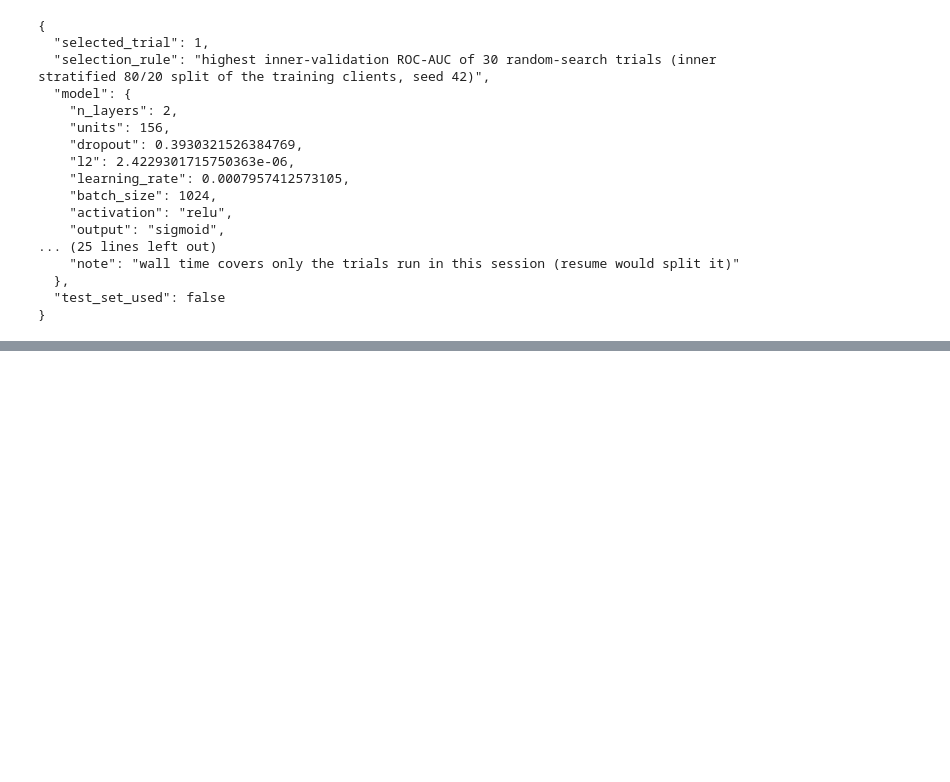
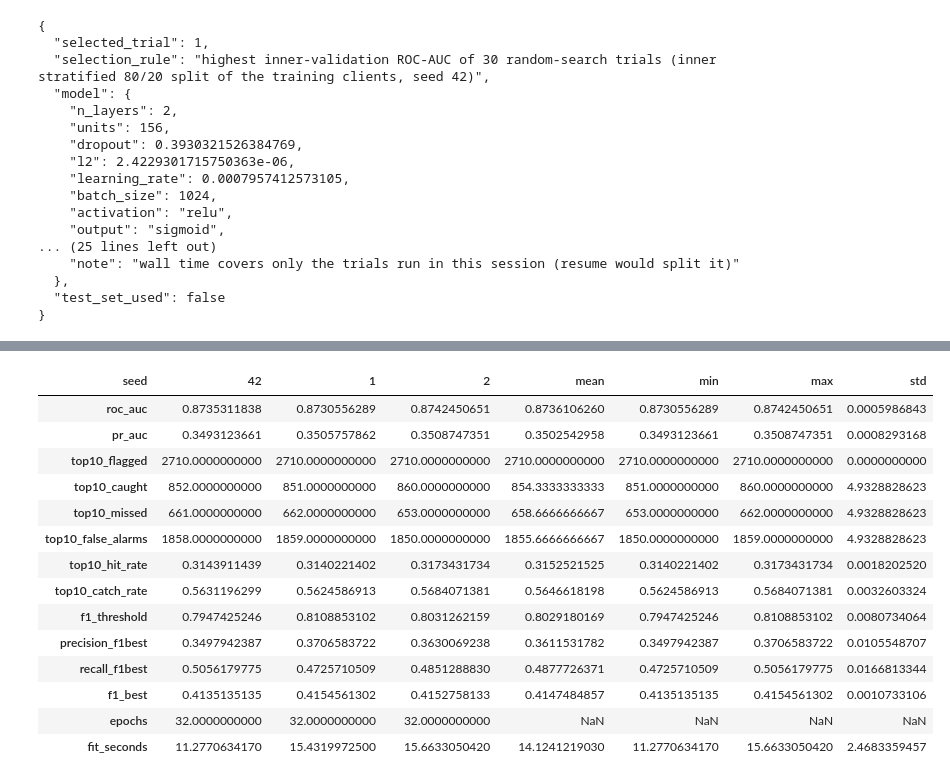
Before and after one commit to IremLeyla/ds-ml-project, a Jupyter notebook: 16_neural-network.ipynb, the cells around one changed output, grey strips where cells are left out. Drawn from its saved outputs; the diff is of its cells as text; code cells hidden in the pictures; blank space fills up the shorter version.

Commit message:
Add NN test evaluation, timing, calibration and subgroup analysis, comparison report and decision memo; remove handoff files

```diff
--- a/16_neural-network.ipynb
+++ b/16_neural-network.ipynb
@@ -413,5 +413,9 @@ if todo:
         "sum_trial_fit_seconds": float(trials_so_far["fit_seconds"].sum()),
         "note": "wall time covers only the trials run in this session (resume would split it)",
     }, indent=2))
-print(f"Search wall time in this run: {search_wall_seconds:.1f} s")
+if todo:
+    print(f"Search wall time in this run: {search_wall_seconds:.1f} s")
+else:
+    print("All 30 trials loaded from results/nn_search_trials.csv (no re-training); original timing:",
+          json.loads(SEARCH_META.read_text()))
 # %% [output]
@@ -559,0 +539,19 @@ print(json.dumps(final_config, indent=2))
+# %%
+from sklearn.metrics import precision_recall_curve
+
+final_config = json.loads((RESULTS_DIR / "nn_final_config.json").read_text())
+cfg, FINAL_EPOCHS = final_config["model"], final_config["final_epochs"]
+assert final_config["test_set_used"] is False
+print("Final configuration:", cfg, "| epochs:", FINAL_EPOCHS)
+
+# 1) preprocessing refitted on ALL training clients
+prep_final = nnp.make_preprocessor(FEATURES).fit(X_train)
+assert prep_final.named_transformers_["num"].named_steps["scale"].n_samples_seen_ == len(X_train) == 108394
+Z_train = prep_final.transform(X_train).astype(np.float32)
+
+# 3) the test clients: loaded here for the first time
+X_test = pd.read_csv(FEATURE_DIR / "X_valid_v3.csv", index_col="client_id")[FEATURES]
+y_test = pd.read_csv(FEATURE_DIR / "y_valid.csv", index_col="client_id")["target"].astype(int)
+assert X_test.index.equals(y_test.index) and len(X_test) == 27099 and y_test.sum() == 1513
+assert list(X_test.index) == list(test_ids), "test ids differ from section 2"
+Z_test = prep_final.transform(X_test).astype(np.float32)   # transform only, nothing is fitted on test
@@ -559,0 +610,26 @@ print(json.dumps(final_config, indent=2))
+# %%
+# Summary over the 3 seeds (std = sample standard deviation, ddof=1)
+metric_cols = [c for c in runs.columns if c not in ("seed", "epochs")]
+summary = pd.DataFrame({stat: getattr(runs[metric_cols], stat)() for stat in ["mean", "min", "max", "std"]}).T
+summary.insert(0, "seed", summary.index)
+final_runs = pd.concat([runs.assign(seed=runs["seed"].astype(str)), summary.reset_index(drop=True)], ignore_index=True)
+final_runs.to_csv(RESULTS_DIR / "nn_final_runs.csv", index=False)
+
+pd.set_option("display.precision", 10)
+display(final_runs.set_index("seed").T)
+# %% [output]
+| seed | 42 | 1 | 2 | mean | min | max | std |
+| roc_auc | 0.8735311838 | 0.8730556289 | 0.8742450651 | 0.8736106260 | 0.8730556289 | 0.8742450651 | 0.0005986843 |
+| pr_auc | 0.3493123661 | 0.3505757862 | 0.3508747351 | 0.3502542958 | 0.3493123661 | 0.3508747351 | 0.0008293168 |
+| top10_flagged | 2710.0000000000 | 2710.0000000000 | 2710.0000000000 | 2710.0000000000 | 2710.0000000000 | 2710.0000000000 | 0.0000000000 |
+| top10_caught | 852.0000000000 | 851.0000000000 | 860.0000000000 | 854.3333333333 | 851.0000000000 | 860.0000000000 | 4.9328828623 |
+| top10_missed | 661.0000000000 | 662.0000000000 | 653.0000000000 | 658.6666666667 | 653.0000000000 | 662.0000000000 | 4.9328828623 |
+| top10_false_alarms | 1858.0000000000 | 1859.0000000000 | 1850.0000000000 | 1855.6666666667 | 1850.0000000000 | 1859.0000000000 | 4.9328828623 |
+| top10_hit_rate | 0.3143911439 | 0.3140221402 | 0.3173431734 | 0.3152521525 | 0.3140221402 | 0.3173431734 | 0.0018202520 |
+| top10_catch_rate | 0.5631196299 | 0.5624586913 | 0.5684071381 | 0.5646618198 | 0.5624586913 | 0.5684071381 | 0.0032603324 |
+| f1_threshold | 0.7947425246 | 0.8108853102 | 0.8031262159 | 0.8029180169 | 0.7947425246 | 0.8108853102 | 0.0080734064 |
+| precision_f1best | 0.3497942387 | 0.3706583722 | 0.3630069238 | 0.3611531782 | 0.3497942387 | 0.3706583722 | 0.0105548707 |
+| recall_f1best | 0.5056179775 | 0.4725710509 | 0.4851288830 | 0.4877726371 | 0.4725710509 | 0.5056179775 | 0.0166813344 |
+| f1_best | 0.4135135135 | 0.4154561302 | 0.4152758133 | 0.4147484857 | 0.4135135135 | 0.4154561302 | 0.0010733106 |
+| epochs | 32.0000000000 | 32.0000000000 | 32.0000000000 | NaN | NaN | NaN | NaN |
+| fit_seconds | 11.2770634170 | 15.4319972500 | 15.6633050420 | 14.1241219030 | 11.2770634170 | 15.6633050420 | 2.4683359457 |
```
Also changed, not shown: parts of 17 cells of this notebook, 15 other files.
